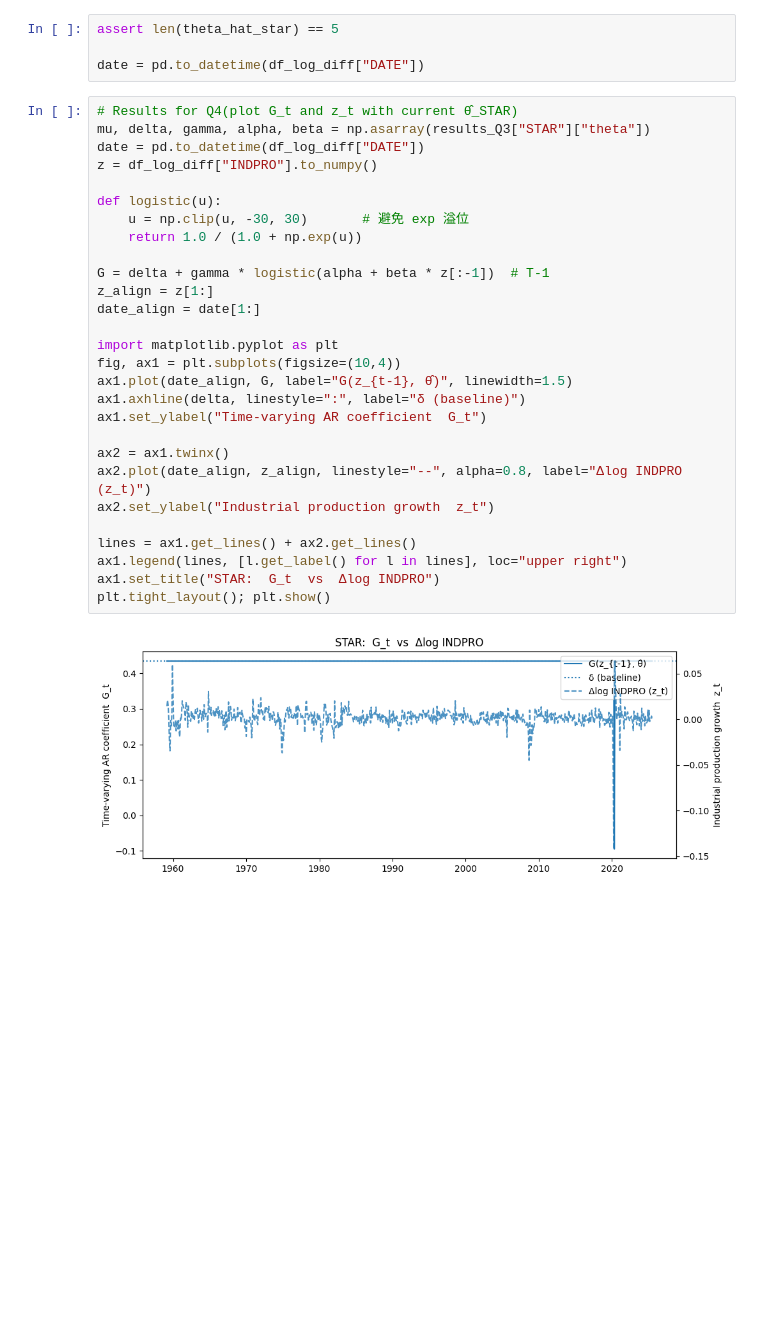
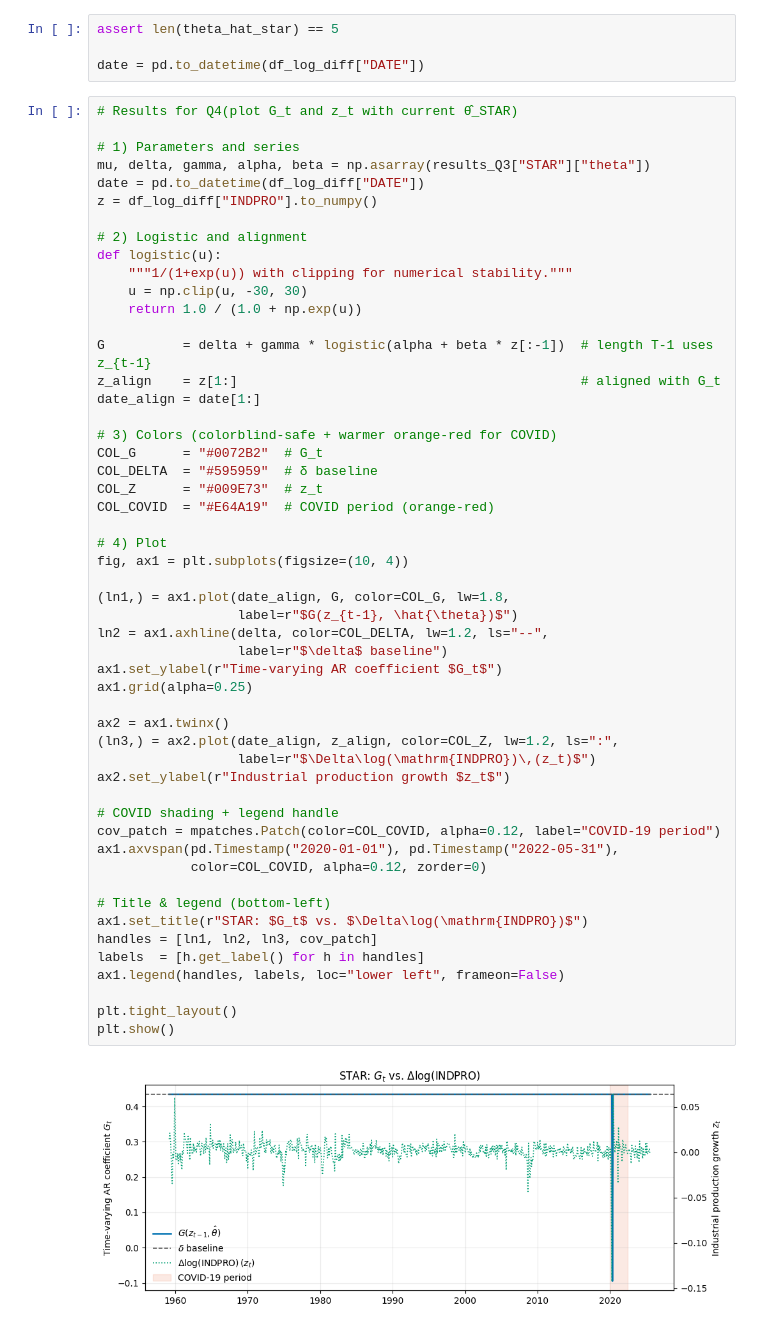
Before and after one commit to yipeisiao/E_EORM_AECTR, a Jupyter notebook: Main_notebook_GA2.ipynb, the cells around one changed output. Saved outputs shown, nothing was run; the diff lists cells and outputs as text; blank space fills up the shorter version.

```diff
--- a/Main_notebook_GA2.ipynb
+++ b/Main_notebook_GA2.ipynb
@@ -279,31 +279,55 @@ assert len(theta_hat_star) == 5
 date = pd.to_datetime(df_log_diff["DATE"])
 # %%
 # Results for Q4(plot G_t and z_t with current θ̂_STAR)
+
+# 1) Parameters and series
 mu, delta, gamma, alpha, beta = np.asarray(results_Q3["STAR"]["theta"])
 date = pd.to_datetime(df_log_diff["DATE"])
 z = df_log_diff["INDPRO"].to_numpy()
 
+# 2) Logistic and alignment
 def logistic(u):
-    u = np.clip(u, -30, 30)       # 避免 exp 溢位
+    """1/(1+exp(u)) with clipping for numerical stability."""
+    u = np.clip(u, -30, 30)
     return 1.0 / (1.0 + np.exp(u))
 
-G = delta + gamma * logistic(alpha + beta * z[:-1])  # T-1
-z_align = z[1:]
+G          = delta + gamma * logistic(alpha + beta * z[:-1])  # length T-1 uses z_{t-1}
+z_align    = z[1:]                                            # aligned with G_t
 date_align = date[1:]
 
-import matplotlib.pyplot as plt
-fig, ax1 = plt.subplots(figsize=(10,4))
-ax1.plot(date_align, G, label="G(z_{t-1}, θ̂)", linewidth=1.5)
-ax1.axhline(delta, linestyle=":", label="δ (baseline)")
-ax1.set_ylabel("Time-varying AR coefficient  G_t")
+# 3) Colors (colorblind-safe + warmer orange-red for COVID)
+COL_G      = "#0072B2"  # G_t
+COL_DELTA  = "#595959"  # δ baseline
+COL_Z      = "#009E73"  # z_t
+COL_COVID  = "#E64A19"  # COVID period (orange-red)
+
+# 4) Plot
+fig, ax1 = plt.subplots(figsize=(10, 4))
+
+(ln1,) = ax1.plot(date_align, G, color=COL_G, lw=1.8,
+                  label=r"$G(z_{t-1}, \hat{\theta})$")
+ln2 = ax1.axhline(delta, color=COL_DELTA, lw=1.2, ls="--",
+                  label=r"$\delta$ baseline")
+ax1.set_ylabel(r"Time-varying AR coefficient $G_t$")
+ax1.grid(alpha=0.25)
 
 ax2 = ax1.twinx()
-ax2.plot(date_align, z_align, linestyle="--", alpha=0.8, label="Δlog INDPRO (z_t)")
-ax2.set_ylabel("Industrial production growth  z_t")
+(ln3,) = ax2.plot(date_align, z_align, color=COL_Z, lw=1.2, ls=":",
+                  label=r"$\Delta\log(\mathrm{INDPRO})\,(z_t)$")
+ax2.set_ylabel(r"Industrial production growth $z_t$")
 
-lines = ax1.get_lines() + ax2.get_lines()
-ax1.legend(lines, [l.get_label() for l in lines], loc="upper right")
-ax1.set_title("STAR:  G_t  vs  Δlog INDPRO")
-plt.tight_layout(); plt.show()
+# COVID shading + legend handle
+cov_patch = mpatches.Patch(color=COL_COVID, alpha=0.12, label="COVID-19 period")
+ax1.axvspan(pd.Timestamp("2020-01-01"), pd.Timestamp("2022-05-31"),
+            color=COL_COVID, alpha=0.12, zorder=0)
+
+# Title & legend (bottom-left)
+ax1.set_title(r"STAR: $G_t$ vs. $\Delta\log(\mathrm{INDPRO})$")
+handles = [ln1, ln2, ln3, cov_patch]
+labels  = [h.get_label() for h in handles]
+ax1.legend(handles, labels, loc="lower left", frameon=False)
+
+plt.tight_layout()
+plt.show()
 # %% [output]
-[figure, old version]
+[figure, new version]
```
Also changed, not shown: parts of 3 cells of this notebook.
